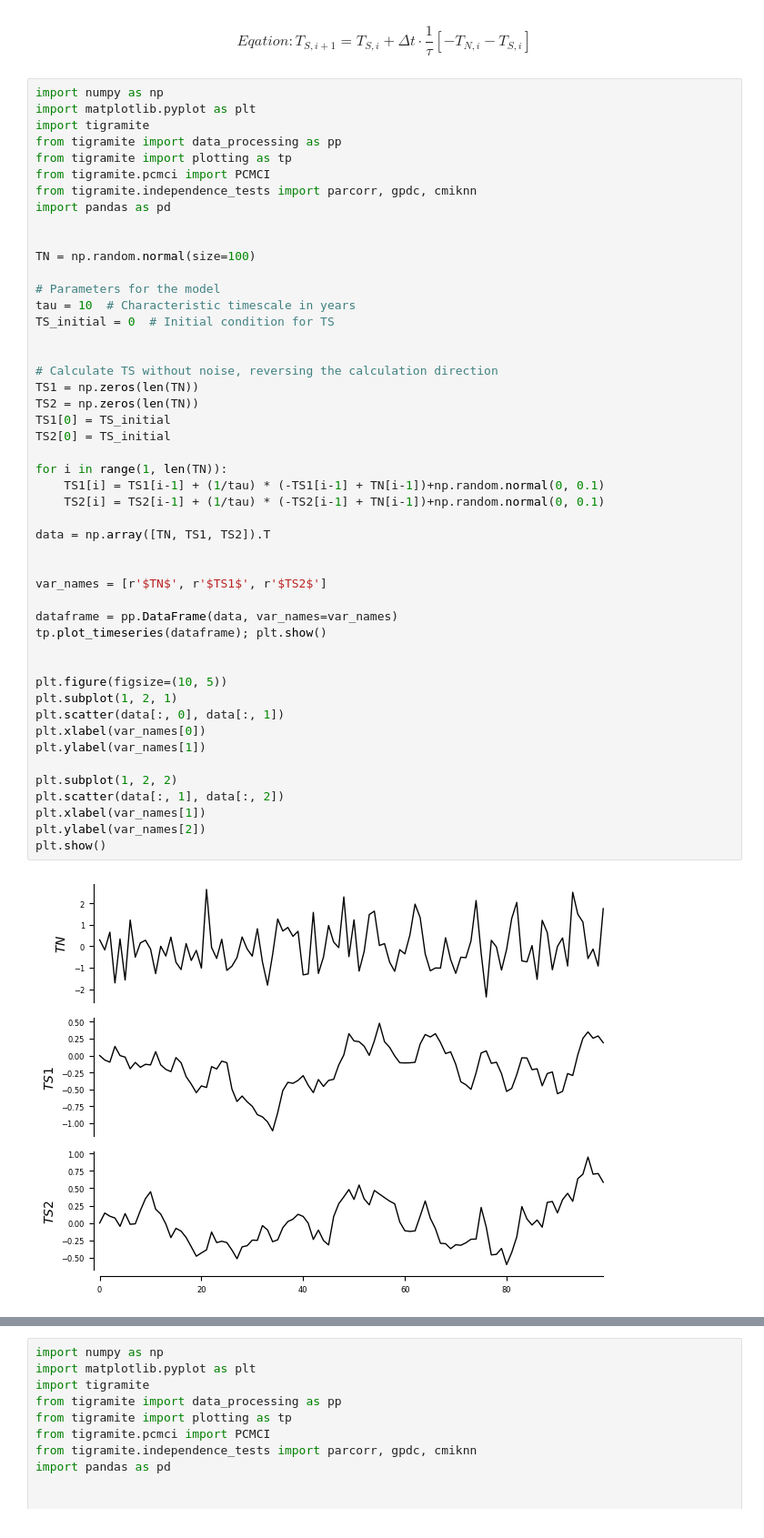
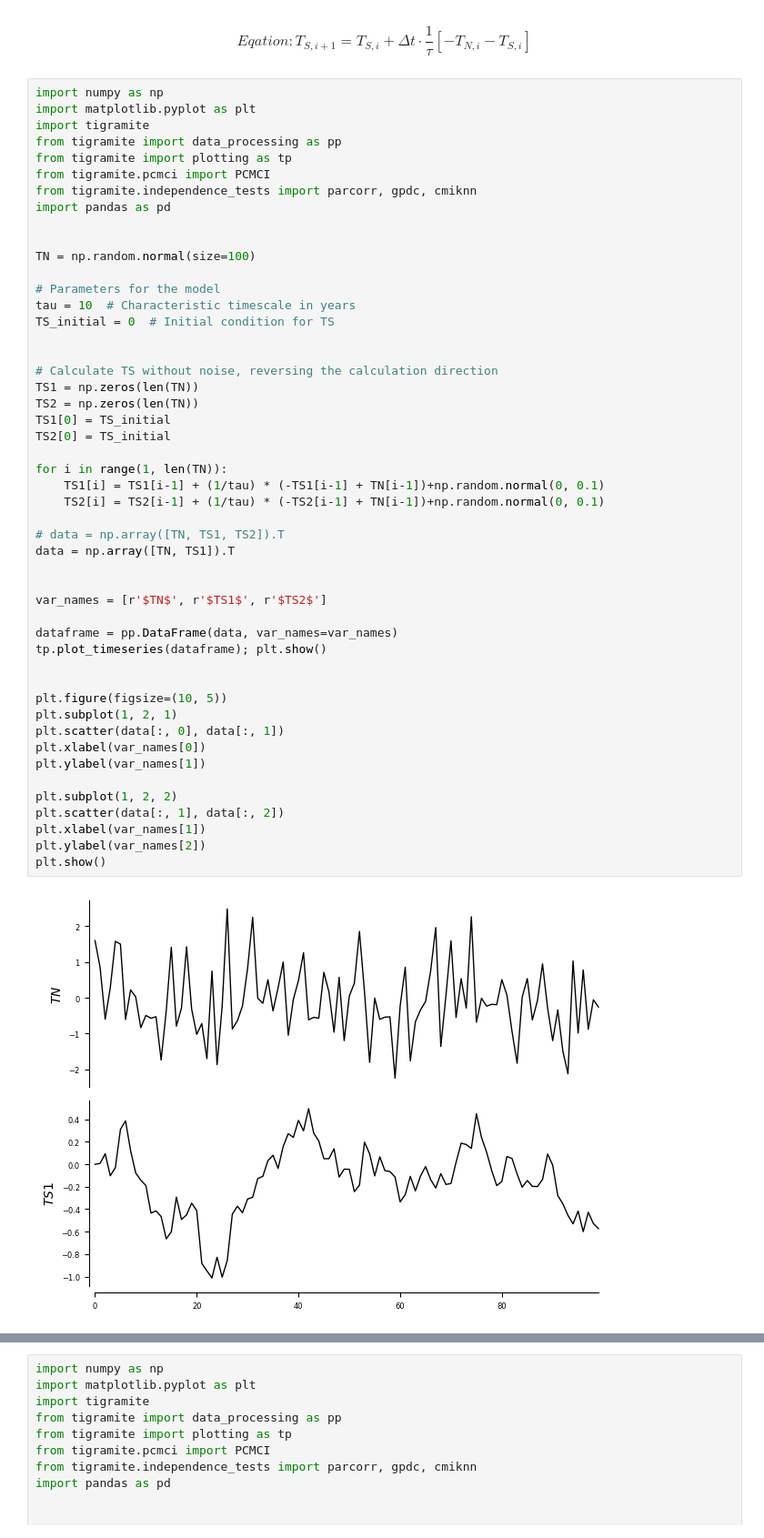
Before and after one commit to Peisong-Zheng/DO_causality, a Jupyter notebook: GPDC_Test.ipynb, the cells around one changed output, grey strips where cells are left out. Shown at 91% size. Saved outputs shown, nothing was run; the diff lists cells and outputs as text.

```diff
--- a/GPDC_Test.ipynb
+++ b/GPDC_Test.ipynb
@@ -100,32 +100,33 @@ TS_initial = 0  # Initial condition for TS
 # Calculate TS without noise, reversing the calculation direction
 TS1 = np.zeros(len(TN))
 TS2 = np.zeros(len(TN))
 TS1[0] = TS_initial
 TS2[0] = TS_initial
 
 for i in range(1, len(TN)):
     TS1[i] = TS1[i-1] + (1/tau) * (-TS1[i-1] + TN[i-1])+np.random.normal(0, 0.1)
     TS2[i] = TS2[i-1] + (1/tau) * (-TS2[i-1] + TN[i-1])+np.random.normal(0, 0.1)
 
-data = np.array([TN, TS1, TS2]).T
+# data = np.array([TN, TS1, TS2]).T
+data = np.array([TN, TS1]).T
 
 
 var_names = [r'$TN$', r'$TS1$', r'$TS2$']
 
 dataframe = pp.DataFrame(data, var_names=var_names)
 tp.plot_timeseries(dataframe); plt.show()
 
 
 plt.figure(figsize=(10, 5))
 plt.subplot(1, 2, 1)
 plt.scatter(data[:, 0], data[:, 1])
 plt.xlabel(var_names[0])
 plt.ylabel(var_names[1])
 
 plt.subplot(1, 2, 2)
 plt.scatter(data[:, 1], data[:, 2])
 plt.xlabel(var_names[1])
 plt.ylabel(var_names[2])
 plt.show()
 # %% [output]
-[figure, old version]
+[figure, new version]
```
Also changed, not shown: parts of 2 cells of this notebook, 2 other files.
